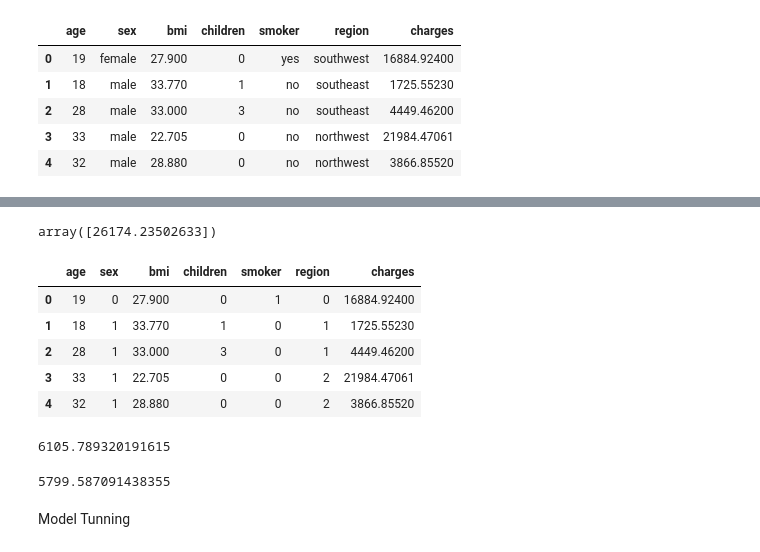
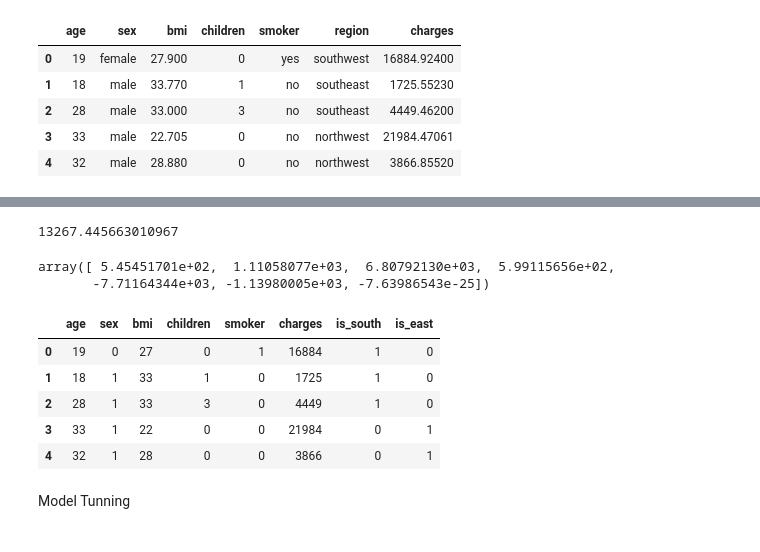
Before and after one commit to Python-Data-Science-Class-4/Homework, a Jupyter notebook: WEEK-25 LINEAR MODELS/11-Ismail/linear_model_homework.ipynb, the cells around one changed output, grey strips where cells are left out. Drawn from its saved outputs; the diff is of its cells as text; code cells hidden in the pictures.

```diff
--- a/WEEK-25 LINEAR MODELS/11-Ismail/linear_model_homework.ipynb
+++ b/WEEK-25 LINEAR MODELS/11-Ismail/linear_model_homework.ipynb
@@ -219,8 +234,8 @@ from sklearn.model_selection import train_test_split, cross_val_score, cross_val
 # %%
 import pandas as pd
 ad = pd.read_csv("insurance.csv")
-df2 = ad.copy()
-df2.head()
+df= ad.copy()
+df.head()
 # %% [output]
 |  | age | sex | bmi | children | smoker | region | charges |
 | 0 | 19 | female | 27.900 | 0 | yes | southwest | 16884.92400 |
@@ -245,0 +246,3 @@ print(df2.head())
+# %%
+df["sex"].replace({"female":0, "male":1}, inplace=True)
+df["sex"].head(3)
@@ -245,0 +254,15 @@ print(df2.head())
+# %%
+df["smoker"].replace({"no":0, "yes":1}, inplace=True)
+# %%
+
+df_encoded = pd.get_dummies(df, columns=['region'])
+df_encoded = df_encoded.astype(int)
+
+df_encoded['is_south'] = df['region'].isin(['southeast','southwest']).astype(int)
+df_encoded['is_east'] = df['region'].isin(['northeast','northwest']).astype(int)
+
+
+
+
+df_encoded.drop(['region_southeast','region_southwest', 'region_northeast', 'region_northwest'], axis=1, inplace= True )
+df_encoded
@@ -280,0 +360,9 @@ Tahmin
+# %%
+pcr_model.intercept_
+# %% [output]
+13267.445663010967
+# %%
+pcr_model.coef_
+# %% [output]
+array([ 5.45451701e+02,  1.11058077e+03,  6.80792130e+03,  5.99115656e+02,
+       -7.71164344e+03, -1.13980005e+03, -7.63986543e-25])
@@ -282,16 +372,12 @@ Tahmin
 
 new_data = [[30], [1],[21],[0],[1],[2]] #30 yaşında bim' 21 olan sigara içen biri için harcama tahmini
 new_data = pd.DataFrame(new_data).T
-# %%
-model.predict(new_data)
-# %% [output]
-array([26174.23502633])
 # %%
-df2.head()
+df_encoded.head()
 # %% [output]
-|  | age | sex | bmi | children | smoker | region | charges |
-| 0 | 19 | 0 | 27.900 | 0 | 1 | 0 | 16884.92400 |
-| 1 | 18 | 1 | 33.770 | 1 | 0 | 1 | 1725.55230 |
-| 2 | 28 | 1 | 33.000 | 3 | 0 | 1 | 4449.46200 |
-| 3 | 33 | 1 | 22.705 | 0 | 0 | 2 | 21984.47061 |
-| 4 | 32 | 1 | 28.880 | 0 | 0 | 2 | 3866.85520 |
+|  | age | sex | bmi | children | smoker | charges | is_south | is_east |
+| 0 | 19 | 0 | 27 | 0 | 1 | 16884 | 1 | 0 |
+| 1 | 18 | 1 | 33 | 1 | 0 | 1725 | 1 | 0 |
+| 2 | 28 | 1 | 33 | 3 | 0 | 4449 | 1 | 0 |
+| 3 | 33 | 1 | 22 | 0 | 0 | 21984 | 0 | 1 |
+| 4 | 32 | 1 | 28 | 0 | 0 | 3866 | 0 | 1 |
@@ -300,4 +383,0 @@ rmse = np.sqrt(mean_squared_error(y_train, model.predict(X_train)))
-# %%
-rmse #cok yüksek
-# %% [output]
-6105.789320191615
@@ -306,7 +384,3 @@ rmse = np.sqrt(mean_squared_error(y_test, model.predict(X_test)))
-# %%
-rmse
-# %% [output]
-5799.587091438355
 # %% [markdown]
 Model Tunning
 # %%
```
Also changed, not shown: parts of 104 cells of this notebook.
